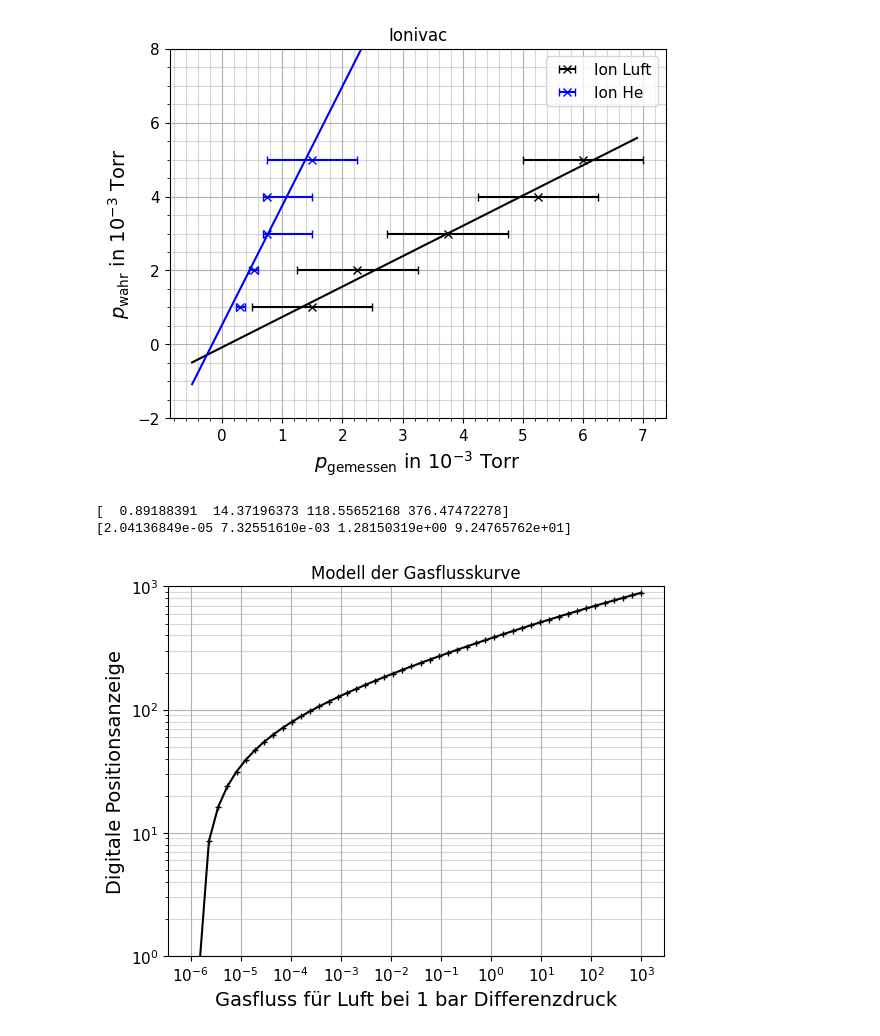
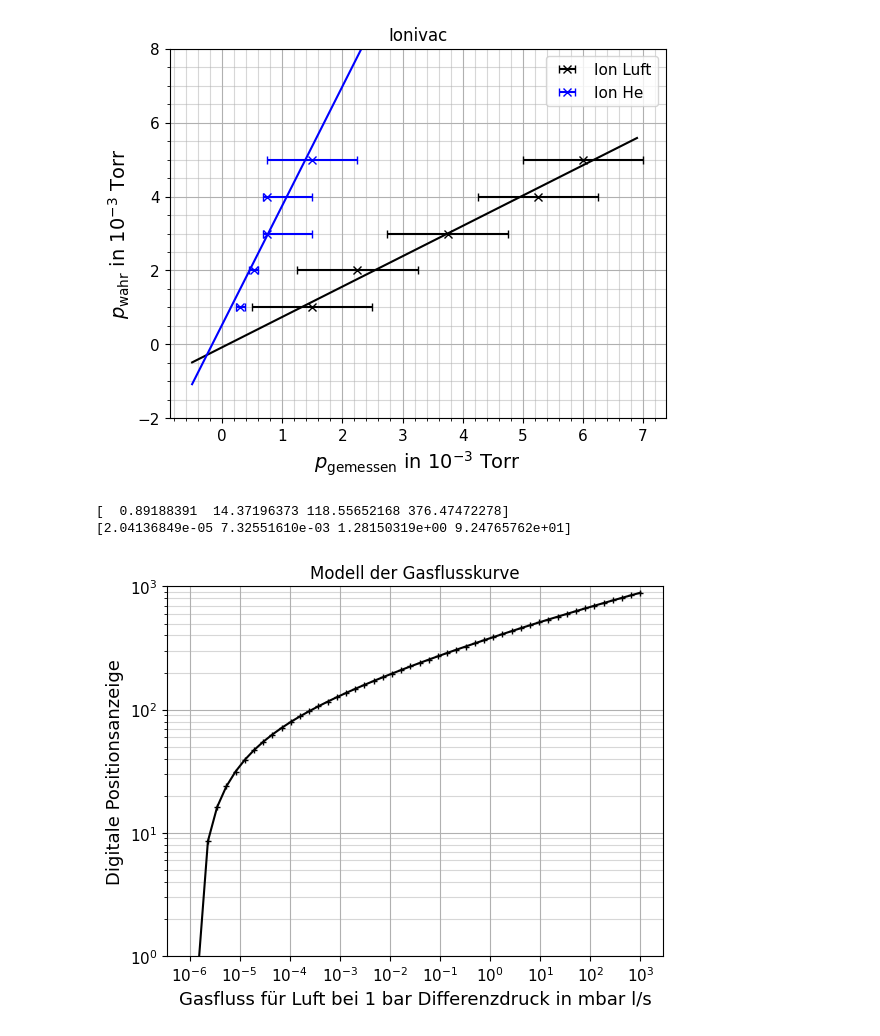
Before and after one commit to NicolasRohrbeck/fprak, a Jupyter notebook: scripts/vakuum.ipynb, the cells around one changed output. Cells and saved outputs as stored; diff of their text form; code cells hidden in the pictures.

```diff
--- a/scripts/vakuum.ipynb
+++ b/scripts/vakuum.ipynb
@@ -255,35 +255,35 @@ fluss = np.array([2e-6, 2e-6, 3e-6, 8e-6, 2e-5, 3e-4, 2e-1, 3e3])
 p0 = (1, 1, 1, 1)
 
 popt, pcov = curve_fit(f, fluss, pos, p0)
 
 print(popt)
 print(np.square(np.diag(pcov)))
 
 a, b, c, d = 0.891884, 14.372, 118.6, 380
 
 x = np.logspace(-6, 3)
 
 fig, ax = plt.subplots()
 ax.plot(x, f(x, a, b, c, d), "+-k", ms=4)
 
 ax.loglog()
 ax.set_ylim(1, 1000)
 
 ax.set_xticks(np.logspace(-6,3,10))
 
 ax.set_title("Modell der Gasflusskurve")
-ax.set_xlabel("Gasfluss für Luft bei 1 bar Differenzdruck", fontsize=14)
-ax.set_ylabel("Digitale Positionsanzeige", fontsize=14)
+ax.set_xlabel("Gasfluss für Luft bei 1 bar Differenzdruck in mbar l/s", fontsize=13)
+ax.set_ylabel("Digitale Positionsanzeige", fontsize=13)
 ax.tick_params(labelsize=11)
 
 ax.grid(which='major')
 ax.grid(which='minor', alpha=0.5)
 ax.minorticks_on()
 
 fig.savefig("../Bilder/vakuum/gasflussmodell.pdf")
 # %% [output]
 [  0.89188391  14.37196373 118.55652168 376.47472278]
 [2.04136849e-05 7.32551610e-03 1.28150319e+00 9.24765762e+01]
-[figure, old version]
+[figure, new version]
 # %%
 # Massenspeltroskopie
```
Also changed, not shown: 1 other file.
